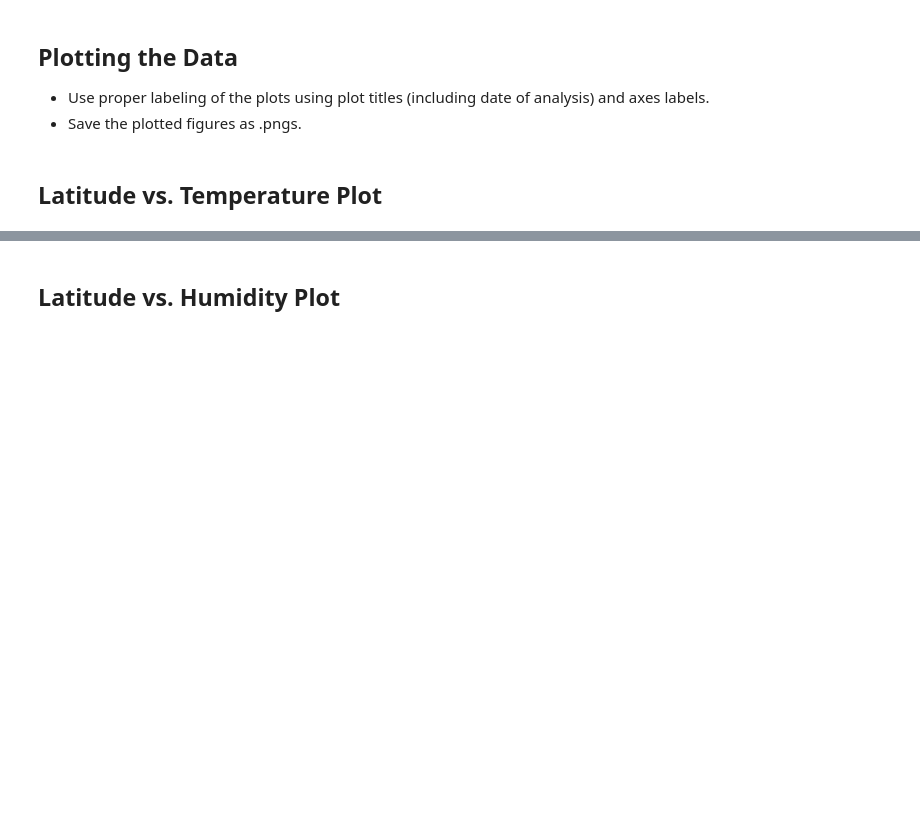
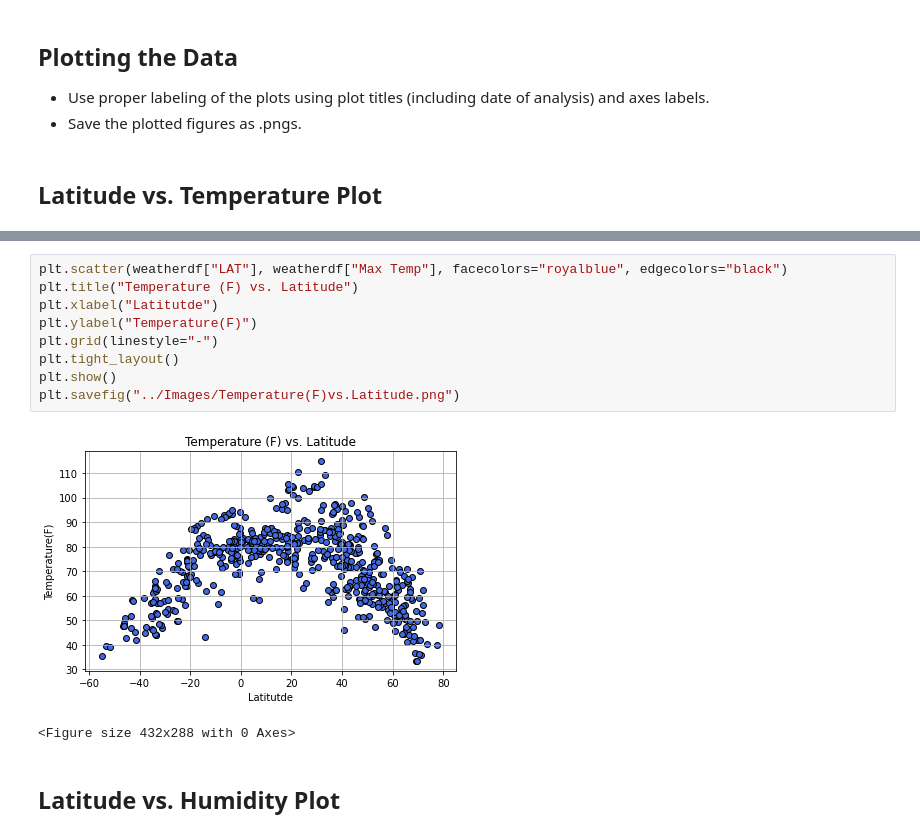
Before and after one commit to aespinosa49/python-api-challenge, a Jupyter notebook: Instructions/WeatherPy/WeatherPy.ipynb, the cells around one changed output, grey strips where cells are left out. Saved outputs shown, nothing was run; the diff lists cells and outputs as text; blank space fills up the shorter version.

Commit message:
charts done

```diff
--- a/Instructions/WeatherPy/WeatherPy.ipynb
+++ b/Instructions/WeatherPy/WeatherPy.ipynb
@@ -198,2 +197,14 @@ Int64Index([], dtype='int64')
+# %%
+plt.scatter(weatherdf["LAT"], weatherdf["Max Temp"], facecolors="royalblue", edgecolors="black")
+plt.title("Temperature (F) vs. Latitude")
+plt.xlabel("Latitutde")
+plt.ylabel("Temperature(F)")
+plt.grid(linestyle="-")
+plt.tight_layout()
+plt.show()
+plt.savefig("../Images/Temperature(F)vs.Latitude.png")
+# %% [output]
+[figure, added]
+<Figure size 432x288 with 0 Axes>
 # %% [markdown]
 ## Latitude vs. Humidity Plot
```
Also changed, not shown: parts of 29 cells of this notebook, 5 other files.
